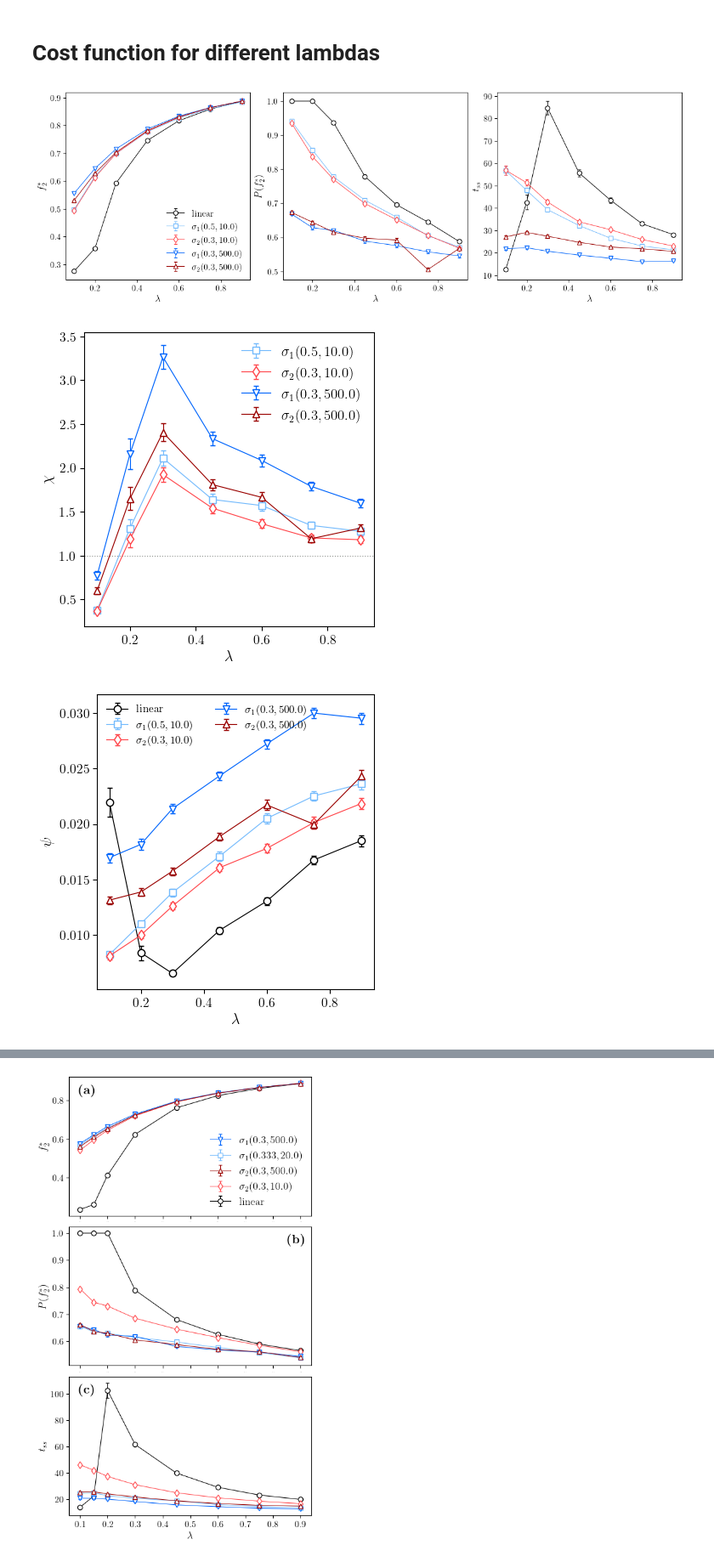
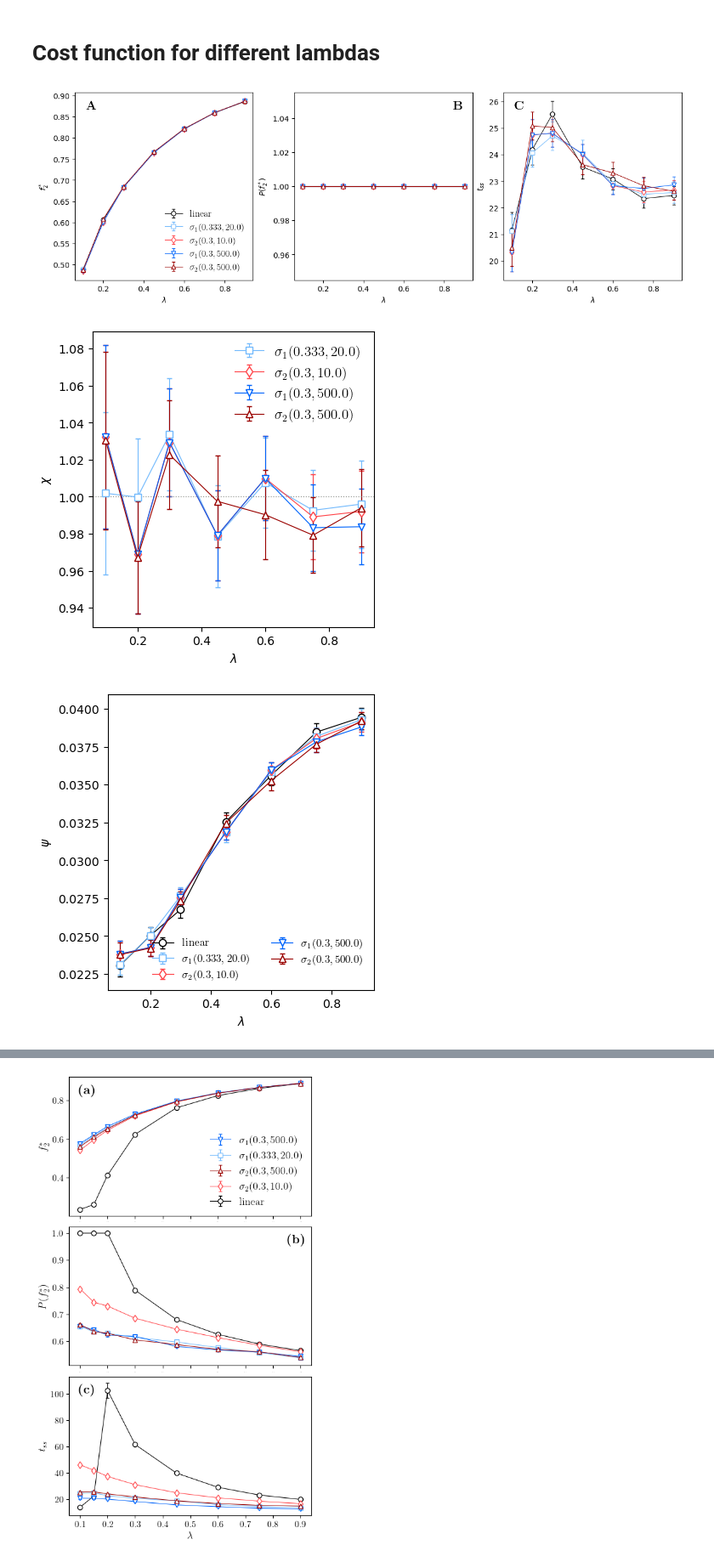
Before and after one commit to dmarchp/TFM_code, a Jupyter notebook: gillespie_sim_ci/cost_function.ipynb, the cells around one changed output, grey strips where cells are left out. Shown at 85% size. Cells and saved outputs as stored; diff of their text form; code cells hidden in the pictures.

```diff
--- a/gillespie_sim_ci/cost_function.ipynb
+++ b/gillespie_sim_ci/cost_function.ipynb
@@ -231,13 +231,13 @@ def get_PeaksCutdic_ls(pis, qs, lci):
             (1, 0.3, 500.0): [0.25, 0.5, 0.5, 0.5, 0.5, 0.5, 0.5],
             (2, 0.3, 500.0): [0.25, 0.5, 0.5, 0.5, 0.5, 0.5, 0.5]
         }
-    # this is for pis 0.1 0.1, qs 5.0 10.0
-    if pis[0] == 0.1 and pis[1] == 0.1 and qs[0] == 5.0 and qs[1] == 10.0 and lci == 1.0:
+    # this is for pis 0.1 0.1, qs 5.0 10.0 | also qs 3.0 10.0
+    if (pis[0] == 0.1 and pis[1] == 0.1) and ((qs[0] == 3.0 or qs[0] == 5.0) and qs[1] == 10.0) and lci == 1.0:
         ls = [0.1, 0.2, 0.3, 0.45, 0.6, 0.75, 0.9]
         peaksCut_dic = {
             (0, ): [0.0, 0.0, 0.0, 0.0, 0.5, 0.5, 0.5],
             (1, 0.5, 10.0): [0.0, 0.0, 0.4, 0.5, 0.5, 0.5, 0.5],
-                (1, 0.333, 20.0): [0.0, 0.0, 0.4, 0.5, 0.5, 0.5, 0.5],
+            (1, 0.333, 20.0): [0.0, 0.0, 0.4, 0.5, 0.5, 0.5, 0.5],
             (2, 0.3, 10.0): [0.0, 0.0, 0.4, 0.5, 0.5, 0.5, 0.5],
             (1, 0.3, 500.0): [0.0, 0.0, 0.4, 0.5, 0.5, 0.5, 0.5],
             (2, 0.3, 500.0): [0.0, 0.0, 0.4, 0.5, 0.5, 0.5, 0.5]
@@ -321,19 +321,21 @@ figProd, axProd = plt.subplots(1,1, figsize=(4,4), constrained_layout=True)
 figQ, axQ = plt.subplots(1,1, figsize=(4,4), constrained_layout=True)
 x = 1
 
-ci_kwargs_list = [(0, ), (1, 0.5, 10.0), (2, 0.3, 10.0), (1, 0.3, 500.0), (2, 0.3, 500.0)]
+# ci_kwargs_list = [(0, ), (1, 0.5, 10.0), (2, 0.3, 10.0), (1, 0.3, 500.0), (2, 0.3, 500.0)]
 # ci_kwargs_list = [(0, ), (1, 0.3, 15.0), (2, 0.3, 10.0), (1, 0.3, 500.0), (2, 0.3, 500.0)]
-# ci_kwargs_list = [(0, ), (1, 0.333, 20.0), (2, 0.3, 10.0), (1, 0.3, 500.0), (2, 0.3, 500.0)]
+ci_kwargs_list = [(0, ), (1, 0.333, 20.0), (2, 0.3, 10.0), (1, 0.3, 500.0), (2, 0.3, 500.0)]
 ci_types = ['linear', 'type1_smooth', 'type2_smooth', 'type1_sharp', 'type2_sharp']
-pis, qs, N, ic = [0.1, 0.1], [9.0, 10.0], 1000, 'N'
+
+
+pis, qs, N, ic = [0.1, 0.1], [3.0, 10.0], 1000, 'N'
 lci = 1.0
-lci = 0.5
+# lci = 0.5
 costFuncData, ls = getCostFuncData(pis, qs, ci_kwargs_list, lci)
 
 forPaper = False
 saveFig = False
 
-# forPaper = True
+forPaper = True
 saveFig = True
 
 if forPaper:
@@ -403,34 +405,34 @@ axProd.legend(frameon=False, fontsize=9, ncol=2)
 jitterer = np.linspace(-0.0,0.0, len(ci_kwargs_list[1:]))
 psiLin, psiLinerr = np.array(costFuncData[(0, )]['CF']), np.array(costFuncData[(0, )]['CFerr'])
 for i,(ci_kwargs,ci_type,jit) in enumerate(zip(ci_kwargs_list[1:],ci_types[1:], jitterer)):
     c, m = ci_kwargs_dic_2[ci_type]['color'], ci_kwargs_dic_2[ci_type]['marker']
     cilabel = fr"$\sigma_{ci_kwargs[0]} ({ci_kwargs[1]}, {ci_kwargs[2]})$" if ci_kwargs[0] > 0 else fr"linear"
     psiCI, psiCIerr = np.array(costFuncData[tuple(ci_kwargs)]['CF']), np.array(costFuncData[tuple(ci_kwargs)]['CFerr'])
     chi = psiCI/psiLin
     chierr = (1/psiLin)*np.sqrt(psiCIerr**2 + (chi*psiLinerr)**2)
     if ebars:
         axCF.errorbar(ls+jit, chi, chierr, marker=m, mfc='w', color=c, capsize=2.0, lw=0.8, label=cilabel) # to use the standard color sequence: color=f'C{i+1}',
     else:
         axCF.plot(ls, chi, marker=m, mfc='w', color=c, lw=0.8)
 
 axCF.axhline(1.0, 0, 1, ls=':', lw=0.8, color='xkcd:grey')
 axCF.legend(frameon=False)
 
 if forPaper:
     ax[0].text(0.06,0.91, r'$\textbf{A}$', fontsize=17, transform=ax[0].transAxes)
     ax[1].text(0.89,0.91, r'$\textbf{B}$', fontsize=17, transform=ax[1].transAxes)
     ax[2].text(0.06,0.91, r'$\textbf{C}$', fontsize=17, transform=ax[2].transAxes)
 
 # ci_kwargs_chain = '_'.join([str(cikw) for cikw in ci_kwargs])
 pichain = '_'.join([str(pi) for pi in pis])
 qchain = '_'.join([str(q) for q in qs])
 altLabel = '_ALT' if ci_kwargs_list[1][1] != ci_kwargs_list[2][1] else ''
 
 if saveFig:
     fig.savefig(f'cost_func_data_pis_{pichain}_qs_{qchain}_lci_{lci}_N_{N}_ic_{ic}_sig12_dif_a_x0_{ci_kwargs_list[1][1]}{altLabel}.{format}')
     figCF.savefig(f'chi_pis_{pichain}_qs_{qchain}_lci_{lci}_N_{N}_ic_{ic}_sig12_dif_a_x0_{ci_kwargs_list[2][1]}{altLabel}.{format}')
-    figProd.savefig(f'psi_pis_{pichain}_qs_{qchain}_lci_{lci}_N_{N}_ic_{ic}_sig12_dif_a_x0_{ci_kwargs_list[1][1]}{altLabel}.png')
+    # figProd.savefig(f'psi_pis_{pichain}_qs_{qchain}_lci_{lci}_N_{N}_ic_{ic}_sig12_dif_a_x0_{ci_kwargs_list[1][1]}{altLabel}.png')
 # %% [output]
-[figure, old version]
+[figure, new version]
-[figure, old version]
+[figure, new version]
-[figure, old version]
+[figure, new version]
```
Also changed, not shown: parts of 1 cell of this notebook, 22 other files.
